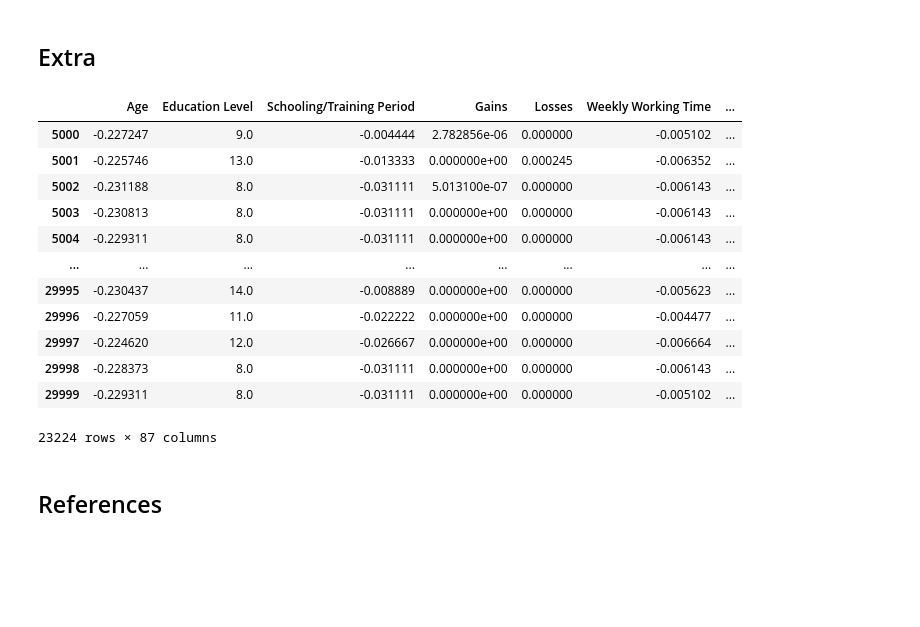
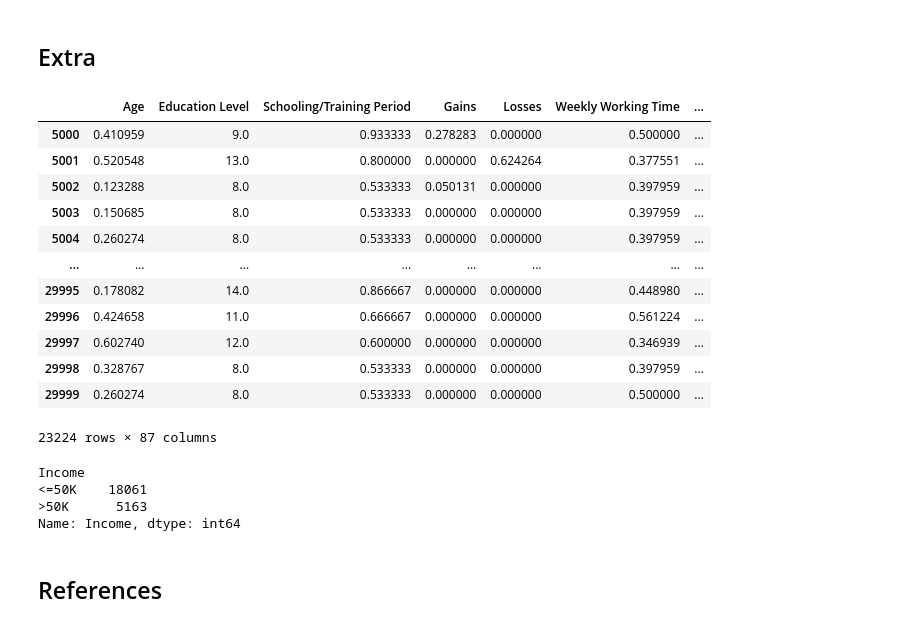
Before and after one commit to lucashoeft/Intelligent-Data-Analysis-Project, a Jupyter notebook: Intelligent-Data-Analysis-Project.ipynb, the cells around one changed output. Drawn from its saved outputs; the diff is of its cells as text; code cells hidden in the pictures; blank space fills up the shorter version.

```diff
--- a/Intelligent-Data-Analysis-Project.ipynb
+++ b/Intelligent-Data-Analysis-Project.ipynb
@@ -386,0 +365,10 @@ accuracy_score(income_y_pred_rf, income_y_test)
+# %%
+from sklearn.model_selection import GridSearchCV
+from sklearn.ensemble import RandomForestClassifier
+
+# Hyperparameter Tuning
+parameters = {'n_estimators': [200], 'max_depth': [2, 4, 6, 8, 10, 20]}
+rfc = RandomForestClassifier(random_state=42)
+clf_rf = GridSearchCV(rfc, parameters, scoring='roc_auc')
+clf_rf.fit(income_X_train, income_y_train)
+print(clf_rf)
@@ -465,43 +466,49 @@ plt.show()
 # %%
 # Apply same transformations applied to income_labeled
 income_unlabeled_transformed = income_unlabeled.copy()
 
 income_unlabeled_transformed = income_unlabeled_transformed.drop('Weighting Factor', axis=1)
 income_unlabeled_transformed = income_unlabeled_transformed.drop('Income', axis=1)
 income_unlabeled_transformed = income_unlabeled_transformed.dropna()
 income_unlabeled_transformed['Education Level'] = oe_edu.fit_transform(income_unlabeled_transformed[['Education Level']])
 income_unlabeled_transformed = pd.get_dummies(income_unlabeled_transformed, columns=one_hot_columns)
 
 # Apply the same scaler for predicting based on the fit of the train data
 col_names = ['Age', 'Schooling/Training Period', 'Weekly Working Time', 'Gains', 'Losses']
 features = income_unlabeled_transformed[col_names]
 features = scaler.transform(features.values)
 income_unlabeled_transformed[col_names] = features
 
 # Filter by columns that were used for training the model
 income_unlabeled_X = income_unlabeled_transformed[income_X_train.columns.to_list()]
-income_unlabeled_y_pred = clf_svm.predict(income_unlabeled_X)
+income_unlabeled_y_pred = clf_svm_best.predict(income_unlabeled_X)
 
 # Merge together
 income_unlabled_predicted = income_unlabeled_X
 income_unlabled_predicted['Income'] = income_unlabeled_y_pred.tolist()
 income_unlabled_predicted['Income'].replace([0, 1], ['<=50K', '>50K'], inplace=True)
 
 display(income_unlabled_predicted)
+
+income_unlabled_predicted.groupby(['Income'])['Income'].count()
 # %% [output]
 |  | Age | Education Level | Schooling/Training Period | Gains | Losses | Weekly Working Time | ... |
-| 5000 | -0.227247 | 9.0 | -0.004444 | 2.782856e-06 | 0.000000 | -0.005102 | ... |
-| 5001 | -0.225746 | 13.0 | -0.013333 | 0.000000e+00 | 0.000245 | -0.006352 | ... |
-| 5002 | -0.231188 | 8.0 | -0.031111 | 5.013100e-07 | 0.000000 | -0.006143 | ... |
-| 5003 | -0.230813 | 8.0 | -0.031111 | 0.000000e+00 | 0.000000 | -0.006143 | ... |
-| 5004 | -0.229311 | 8.0 | -0.031111 | 0.000000e+00 | 0.000000 | -0.006143 | ... |
+| 5000 | 0.410959 | 9.0 | 0.933333 | 0.278283 | 0.000000 | 0.500000 | ... |
+| 5001 | 0.520548 | 13.0 | 0.800000 | 0.000000 | 0.624264 | 0.377551 | ... |
+| 5002 | 0.123288 | 8.0 | 0.533333 | 0.050131 | 0.000000 | 0.397959 | ... |
+| 5003 | 0.150685 | 8.0 | 0.533333 | 0.000000 | 0.000000 | 0.397959 | ... |
+| 5004 | 0.260274 | 8.0 | 0.533333 | 0.000000 | 0.000000 | 0.397959 | ... |
 | ... | ... | ... | ... | ... | ... | ... | ... |
-| 29995 | -0.230437 | 14.0 | -0.008889 | 0.000000e+00 | 0.000000 | -0.005623 | ... |
-| 29996 | -0.227059 | 11.0 | -0.022222 | 0.000000e+00 | 0.000000 | -0.004477 | ... |
-| 29997 | -0.224620 | 12.0 | -0.026667 | 0.000000e+00 | 0.000000 | -0.006664 | ... |
-| 29998 | -0.228373 | 8.0 | -0.031111 | 0.000000e+00 | 0.000000 | -0.006143 | ... |
-| 29999 | -0.229311 | 8.0 | -0.031111 | 0.000000e+00 | 0.000000 | -0.005102 | ... |
+| 29995 | 0.178082 | 14.0 | 0.866667 | 0.000000 | 0.000000 | 0.448980 | ... |
+| 29996 | 0.424658 | 11.0 | 0.666667 | 0.000000 | 0.000000 | 0.561224 | ... |
+| 29997 | 0.602740 | 12.0 | 0.600000 | 0.000000 | 0.000000 | 0.346939 | ... |
+| 29998 | 0.328767 | 8.0 | 0.533333 | 0.000000 | 0.000000 | 0.397959 | ... |
+| 29999 | 0.260274 | 8.0 | 0.533333 | 0.000000 | 0.000000 | 0.500000 | ... |
 23224 rows × 87 columns
+Income
+<=50K    18061
+>50K      5163
+Name: Income, dtype: int64
 # %% [markdown]
 ## References
 # %% [markdown]
```
Also changed, not shown: parts of 30 cells of this notebook.
